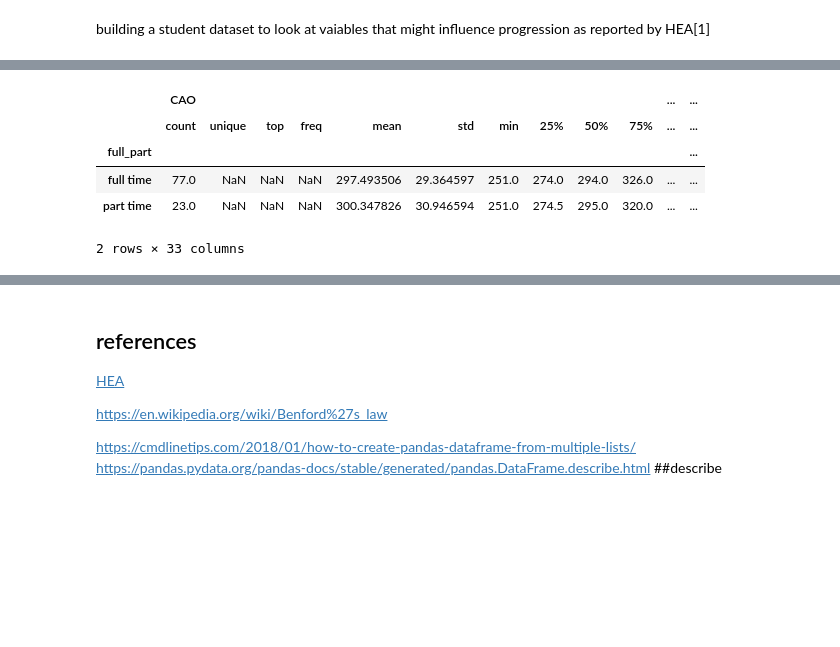
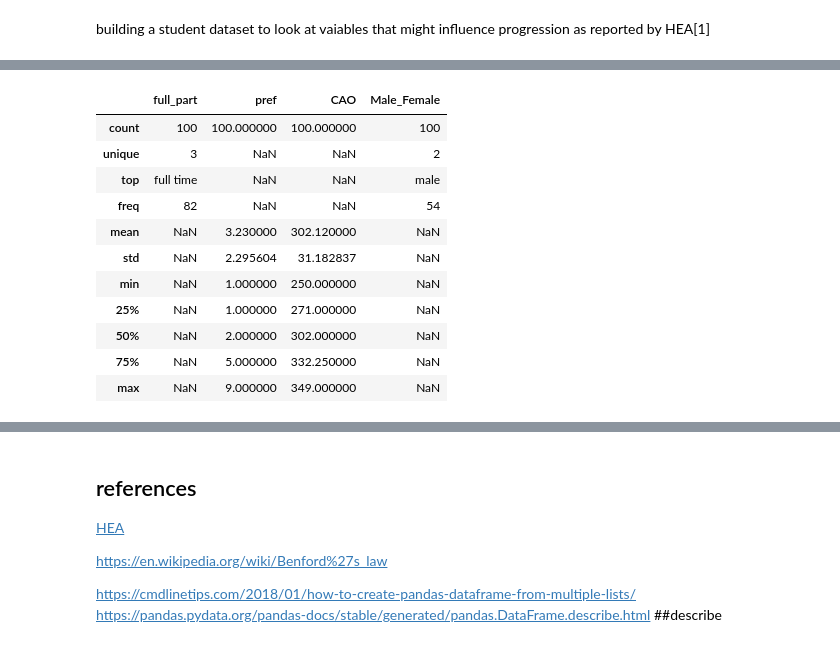
Before and after one commit to Hudsonsue/progproj, a Jupyter notebook: Project_Programming_Data_Analytics.ipynb, the cells around one changed output, grey strips where cells are left out. Saved outputs shown, nothing was run; the diff lists cells and outputs as text; code cells hidden in the pictures; blank space fills up the shorter version.

```diff
--- a/Project_Programming_Data_Analytics.ipynb
+++ b/Project_Programming_Data_Analytics.ipynb
@@ -130,16 +130,22 @@ df
 # %%
 df.describe()
 df.describe(include='all')
-df.groupby ("full_part").describe(include='all')
+##df.groupby ("full_part").describe(include='all')
 
 ##output to a csv!!
 # %% [output]
-|  | CAO |  |  |  |  |  |  |  |  |  | ... | ... |
-|  | count | unique | top | freq | mean | std | min | 25% | 50% | 75% | ... | ... |
-| full_part |  |  |  |  |  |  |  |  |  |  |  | ... |
-| full time | 77.0 | NaN | NaN | NaN | 297.493506 | 29.364597 | 251.0 | 274.0 | 294.0 | 326.0 | ... | ... |
-| part time | 23.0 | NaN | NaN | NaN | 300.347826 | 30.946594 | 251.0 | 274.5 | 295.0 | 320.0 | ... | ... |
+|  | full_part | pref | CAO | Male_Female |
+| count | 100 | 100.000000 | 100.000000 | 100 |
+| unique | 3 | NaN | NaN | 2 |
+| top | full time | NaN | NaN | male |
+| freq | 82 | NaN | NaN | 54 |
+| mean | NaN | 3.230000 | 302.120000 | NaN |
+| std | NaN | 2.295604 | 31.182837 | NaN |
+| min | NaN | 1.000000 | 250.000000 | NaN |
+| 25% | NaN | 1.000000 | 271.000000 | NaN |
+| 50% | NaN | 2.000000 | 302.000000 | NaN |
+| 75% | NaN | 5.000000 | 332.250000 | NaN |
+| max | NaN | 9.000000 | 349.000000 | NaN |
-2 rows × 33 columns
 # %%
 sns.lineplot (x = 'CAO', y = "pref", data = df)
 # %% [output]
```
Also changed, not shown: parts of 6 cells of this notebook.
